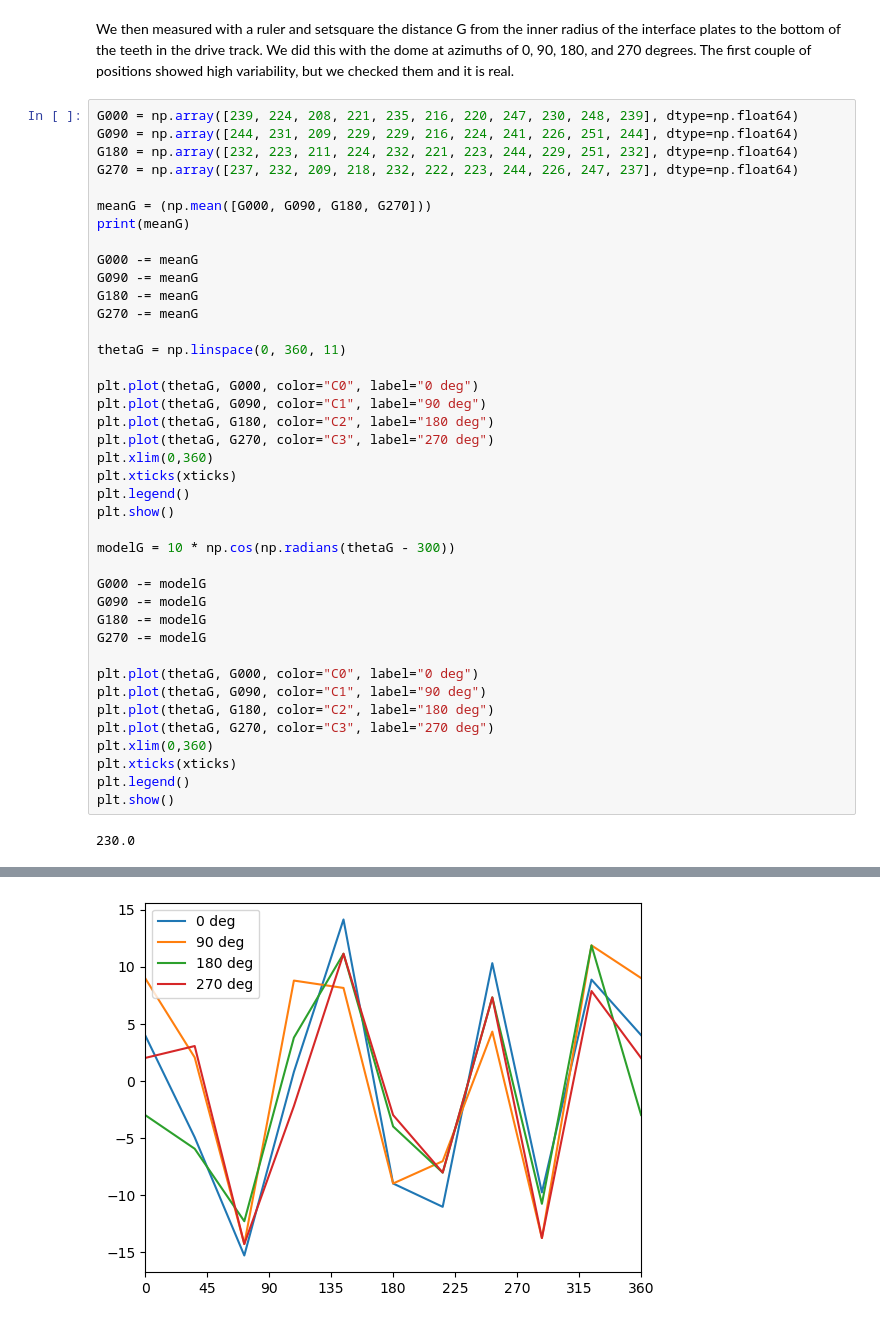
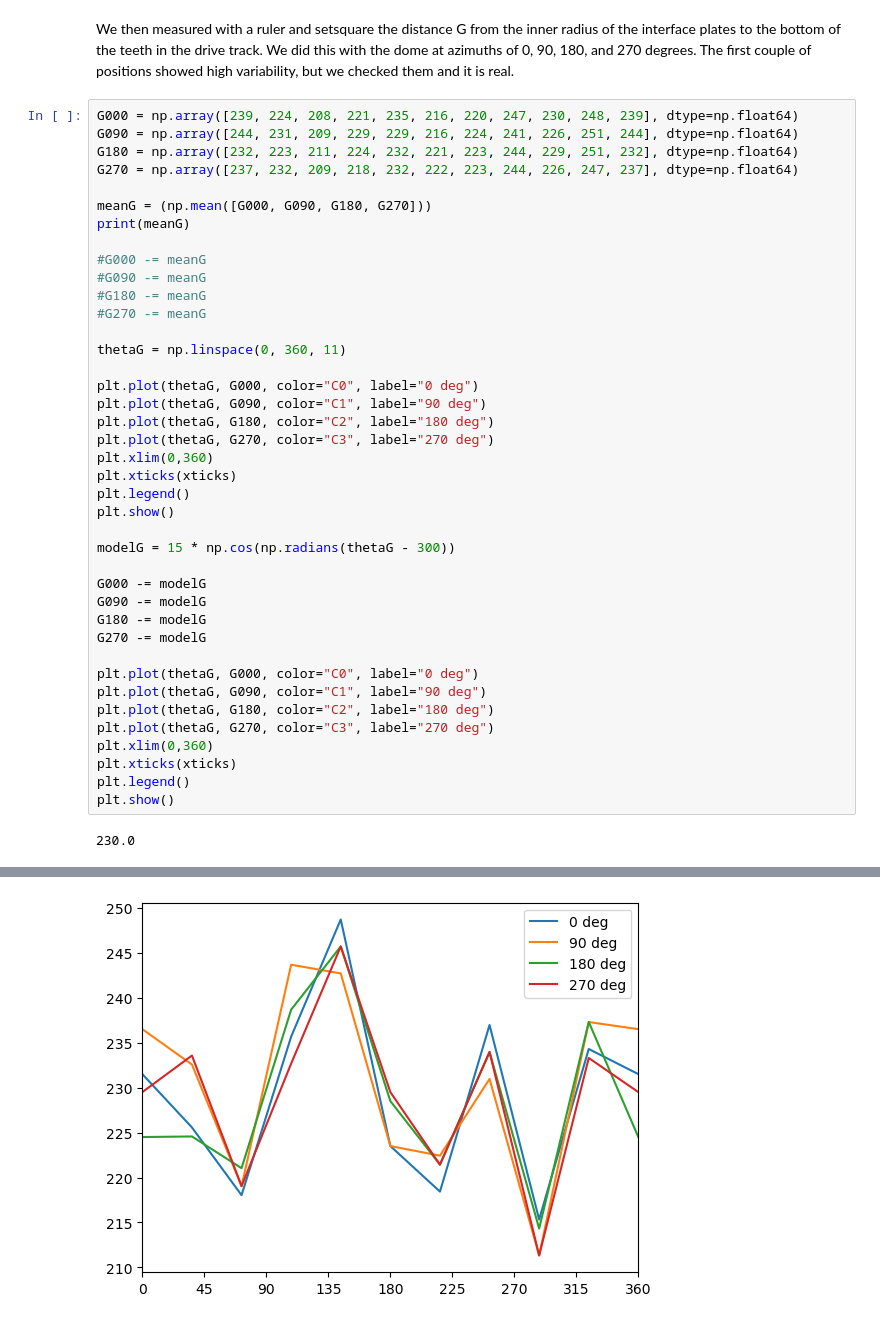
Before and after one commit to unam-transients/colibri, a Jupyter notebook: dome/2025-12 Metrology/2025-12 Metrology.ipynb, the cells around one changed output, grey strips where cells are left out. Drawn from its saved outputs; the diff is of its cells as text.

```diff
--- a/dome/2025-12 Metrology/2025-12 Metrology.ipynb
+++ b/dome/2025-12 Metrology/2025-12 Metrology.ipynb
@@ -158,10 +186,10 @@ G270 = np.array([237, 232, 209, 218, 232, 222, 223, 244, 226, 247, 237], dtype=n
 meanG = (np.mean([G000, G090, G180, G270]))
 print(meanG)
 
-G000 -= meanG
-G090 -= meanG
-G180 -= meanG
-G270 -= meanG
+#G000 -= meanG
+#G090 -= meanG
+#G180 -= meanG
+#G270 -= meanG
 
 thetaG = np.linspace(0, 360, 11)
 
@@ -174,7 +202,7 @@ plt.xticks(xticks)
 plt.legend()
 plt.show()
 
-modelG = 10 * np.cos(np.radians(thetaG - 300))
+modelG = 15 * np.cos(np.radians(thetaG - 300))
 
 G000 -= modelG
 G090 -= modelG
@@ -195 +223 @@ plt.show()
-[figure, old version]
+[figure, new version]
```
Also changed, not shown: parts of 4 cells of this notebook, 12 other files.
